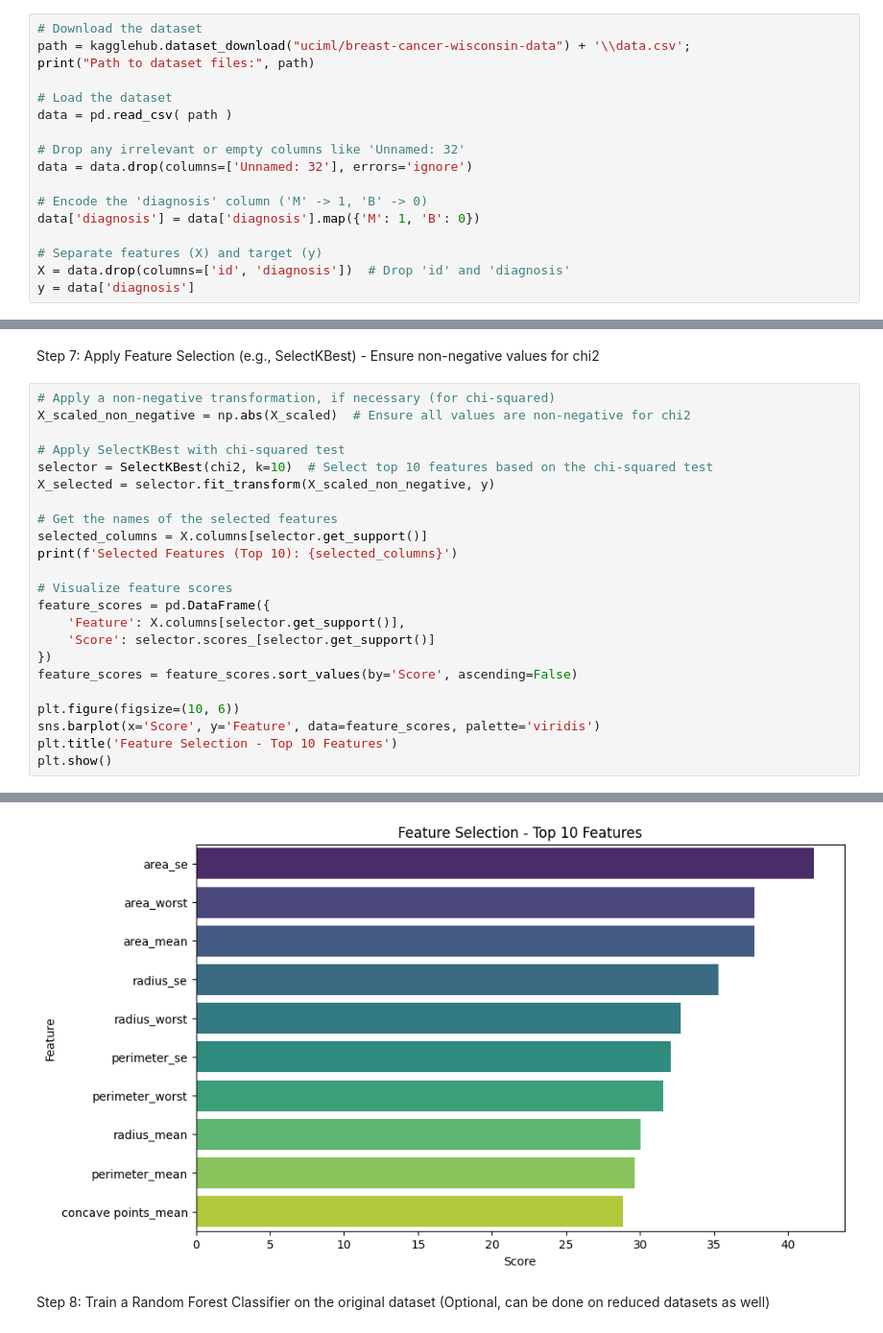
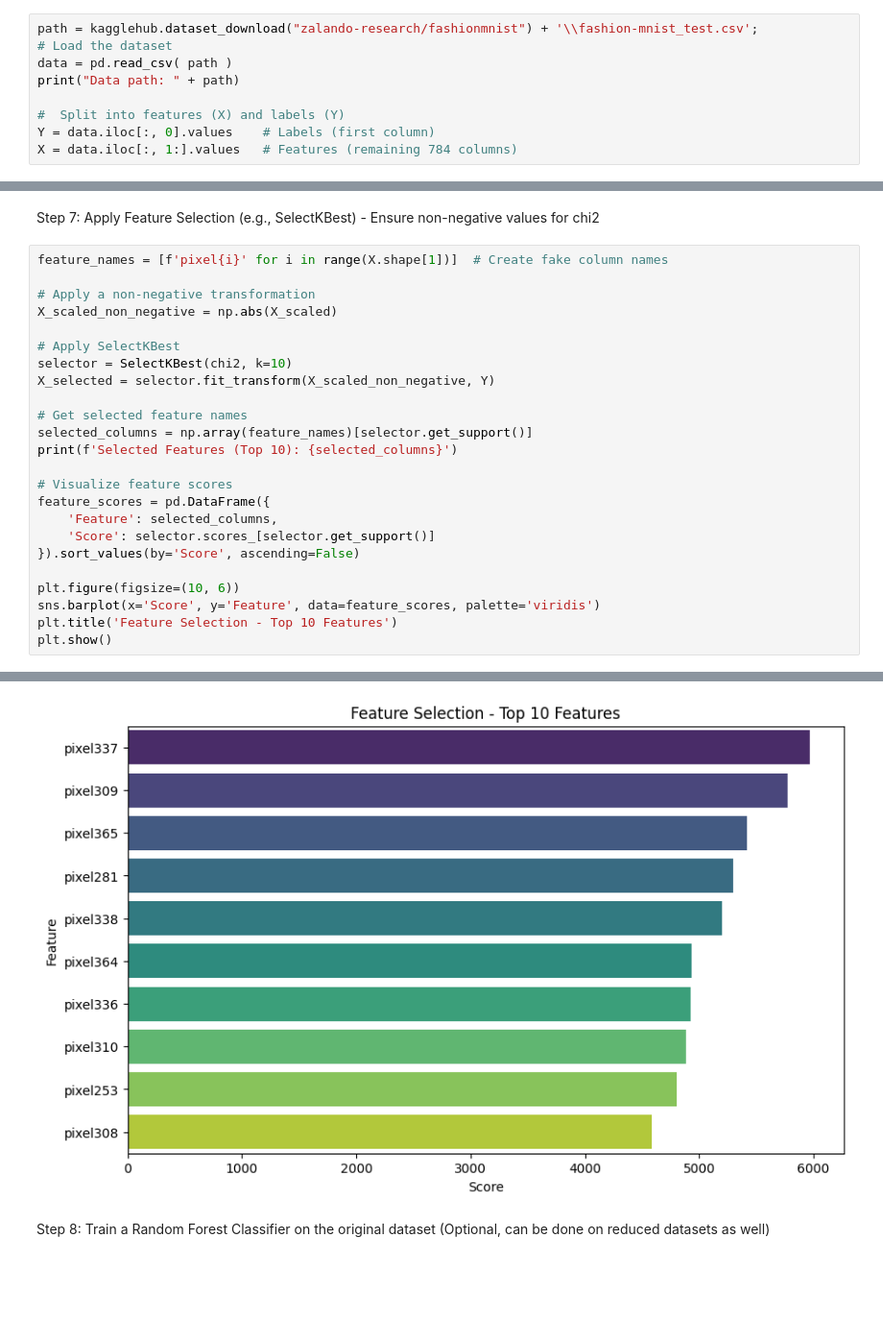
Before and after one commit to MoMakkawi/python-lab, a Jupyter notebook: Dimensionality Reduction/Dimensionality Reduction.ipynb, the cells around one changed output, grey strips where cells are left out. Shown at 96% size. Cells and saved outputs as stored; diff of their text form; blank space fills up the shorter version.

```diff
--- a/Dimensionality Reduction/Dimensionality Reduction.ipynb
+++ b/Dimensionality Reduction/Dimensionality Reduction.ipynb
@@ -60,20 +60,12 @@ import kagglehub
 # %% [markdown]
 Step 2: Load and preprocess the dataset
 # %%
-# Download the dataset
-path = kagglehub.dataset_download("uciml/breast-cancer-wisconsin-data") + '\\data.csv';
-print("Path to dataset files:", path)
-
+path = kagglehub.dataset_download("zalando-research/fashionmnist") + '\\fashion-mnist_test.csv';
 # Load the dataset
 data = pd.read_csv( path )
+print("Data path: " + path)
 
-# Drop any irrelevant or empty columns like 'Unnamed: 32'
-data = data.drop(columns=['Unnamed: 32'], errors='ignore')
-
-# Encode the 'diagnosis' column ('M' -> 1, 'B' -> 0)
-data['diagnosis'] = data['diagnosis'].map({'M': 1, 'B': 0})
-
-# Separate features (X) and target (y)
-X = data.drop(columns=['id', 'diagnosis'])  # Drop 'id' and 'diagnosis'
-y = data['diagnosis']
+#  Split into features (X) and labels (Y)
+Y = data.iloc[:, 0].values    # Labels (first column)
+X = data.iloc[:, 1:].values   # Features (remaining 784 columns)
 # %% [output]
@@ -133,23 +126,24 @@ plt.show()
 # %% [markdown]
 Step 7: Apply Feature Selection (e.g., SelectKBest) - Ensure non-negative values for chi2
 # %%
-# Apply a non-negative transformation, if necessary (for chi-squared)
-X_scaled_non_negative = np.abs(X_scaled)  # Ensure all values are non-negative for chi2
+feature_names = [f'pixel{i}' for i in range(X.shape[1])]  # Create fake column names
 
-# Apply SelectKBest with chi-squared test
-selector = SelectKBest(chi2, k=10)  # Select top 10 features based on the chi-squared test
-X_selected = selector.fit_transform(X_scaled_non_negative, y)
+# Apply a non-negative transformation
+X_scaled_non_negative = np.abs(X_scaled)
 
-# Get the names of the selected features
-selected_columns = X.columns[selector.get_support()]
+# Apply SelectKBest
+selector = SelectKBest(chi2, k=10)
+X_selected = selector.fit_transform(X_scaled_non_negative, Y)
+
+# Get selected feature names
+selected_columns = np.array(feature_names)[selector.get_support()]
 print(f'Selected Features (Top 10): {selected_columns}')
 
 # Visualize feature scores
 feature_scores = pd.DataFrame({
-    'Feature': X.columns[selector.get_support()],
+    'Feature': selected_columns,
     'Score': selector.scores_[selector.get_support()]
-})
-feature_scores = feature_scores.sort_values(by='Score', ascending=False)
+}).sort_values(by='Score', ascending=False)
 
 plt.figure(figsize=(10, 6))
 sns.barplot(x='Score', y='Feature', data=feature_scores, palette='viridis')
@@ -163,7 +155,7 @@ Selected Features (Top 10): Index(['radius_mean', 'perimeter_mean', 'area_mean',
 Passing `palette` without assigning `hue` is deprecated and will be removed in v0.14.0. Assign the `y` variable to `hue` and set `legend=False` for the same effect.
 
   sns.barplot(x='Score', y='Feature', data=feature_scores, palette='viridis')
-[figure, old version]
+[figure, new version]
 # %% [markdown]
 Step 8: Train a Random Forest Classifier on the original dataset (Optional, can be done on reduced datasets as well)
 # %%
```
Also changed, not shown: parts of 13 cells of this notebook, 4 other files.
